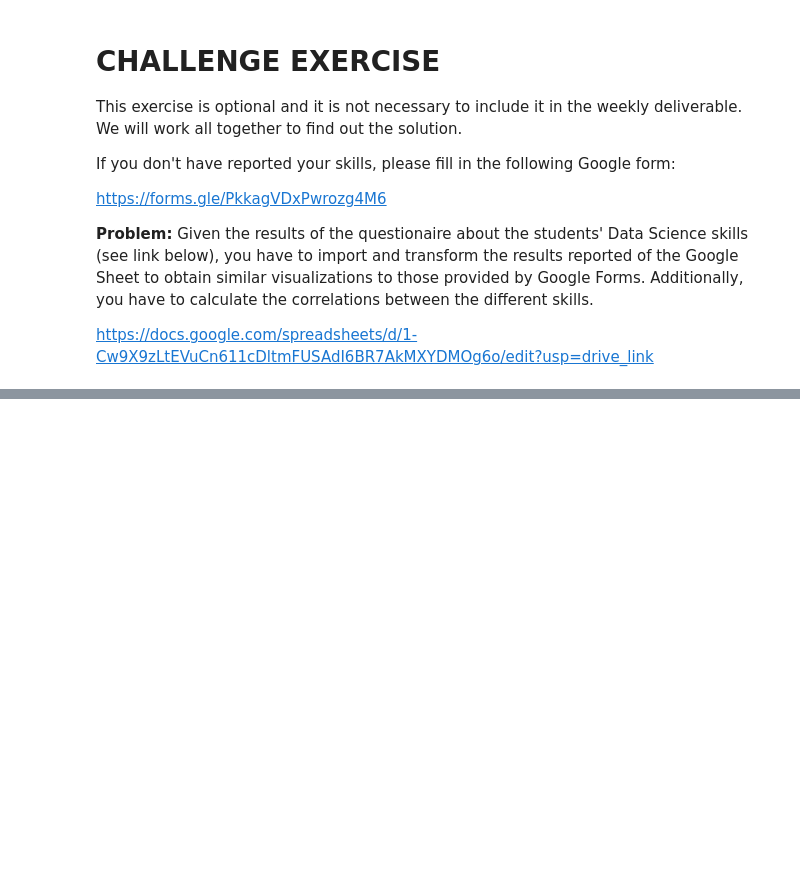
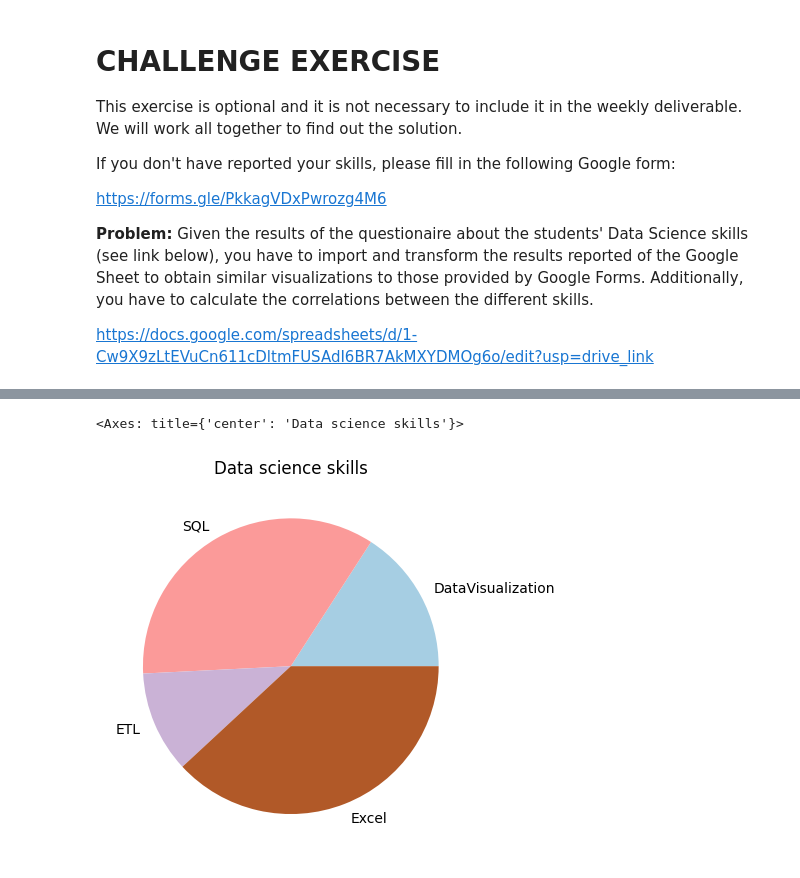
Before and after one commit to mihaiBront/master_SistemasInteligentes, a Jupyter notebook: SJK006_BigData/NB_1_Numpy_&_Pandas.ipynb, the cells around one changed output, grey strips where cells are left out. Drawn from its saved outputs; the diff is of its cells as text; code cells hidden in the pictures; blank space fills up the shorter version.

```diff
--- a/SJK006_BigData/NB_1_Numpy_&_Pandas.ipynb
+++ b/SJK006_BigData/NB_1_Numpy_&_Pandas.ipynb
@@ -385,0 +730,5 @@ https://docs.google.com/spreadsheets/d/1-Cw9X9zLtEVuCn611cDltmFUSAdI6BR7AkMXYDMO
+# %%
+df_data.sum().plot.pie(title="Data science skills", colormap="Paired")
+# %% [output]
+<Axes: title={'center': 'Data science skills'}>
+[figure, added]
```
Also changed, not shown: parts of 55 cells of this notebook, 6 other files.
